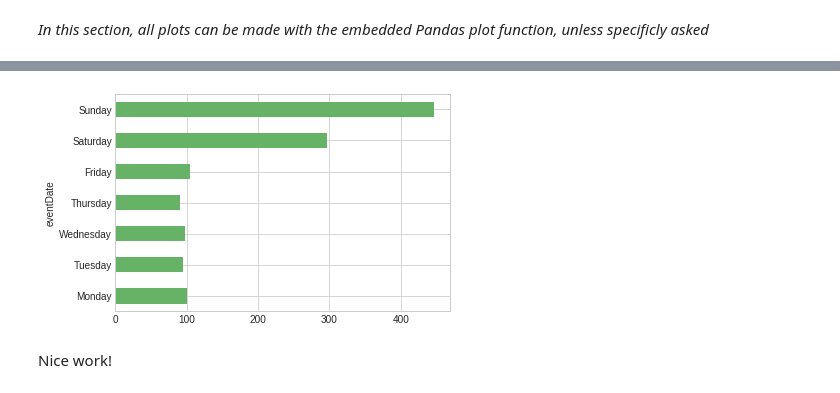
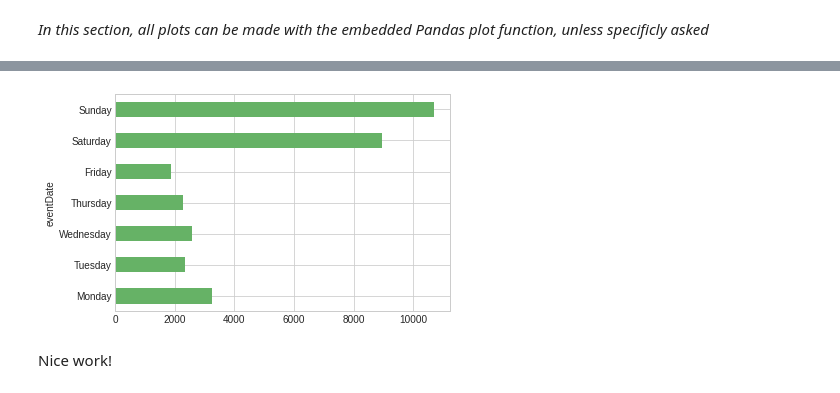
Before and after one commit to jorisvandenbossche/DS-python-data-analysis, a Jupyter notebook: _solved/case2_observations_analysis.ipynb, the cells around one changed output, grey strips where cells are left out. Drawn from its saved outputs; the diff is of its cells as text; code cells hidden in the pictures.

```diff
--- a/_solved/case2_observations_analysis.ipynb
+++ b/_solved/case2_observations_analysis.ipynb
@@ -31,7 +35,7 @@ plt.style.use('seaborn-whitegrid')
 
 </div>
 # %%
-survey_data_processed = pd.read_csv("../data/survey_data_completed.csv",
+survey_data_processed = pd.read_csv("data/survey_data_completed.csv",
                                     parse_dates=['eventDate'], index_col="occurrenceID")
 # %%
 survey_data_processed.head()
@@ -587,8 +738,9 @@ count_weekday_years.plot()
 # %%
 fig, ax = plt.subplots()
-count_weekday_years.median(axis=0).plot(kind='barh', ax=ax, color='#66b266')
-xticks = ax.set_yticklabels(['Monday', 'Tuesday', 'Wednesday', "Thursday", "Friday", "Saturday", "Sunday"])
+survey_data.groupby(survey_data["eventDate"].dt.weekday).size().plot(kind='barh', color='#66b266', ax=ax)
+import calendar
+xticks = ax.set_yticklabels(calendar.day_name)
 # %% [output]
-[figure, old version]
+[figure, new version]
 # %% [markdown]
 Nice work!
```
Also changed, not shown: parts of 139 cells of this notebook.
